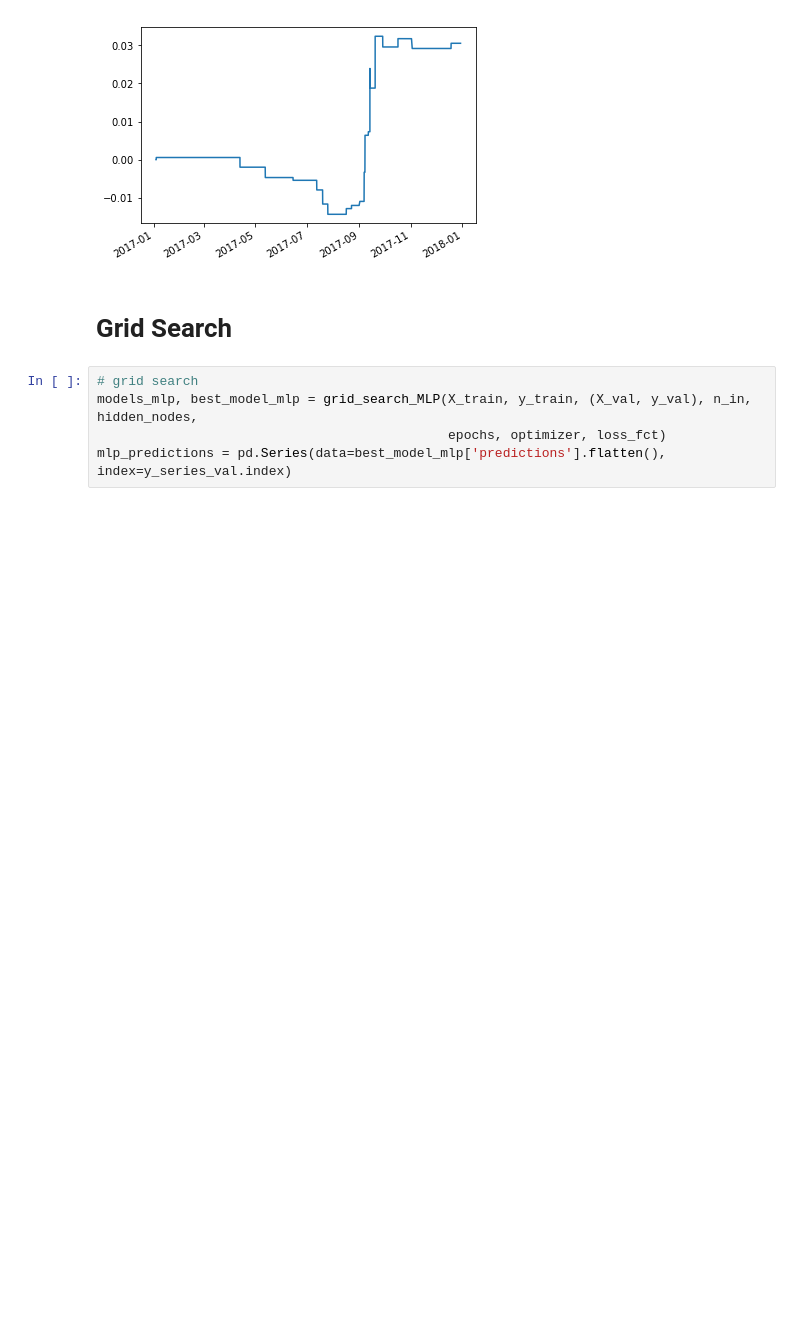
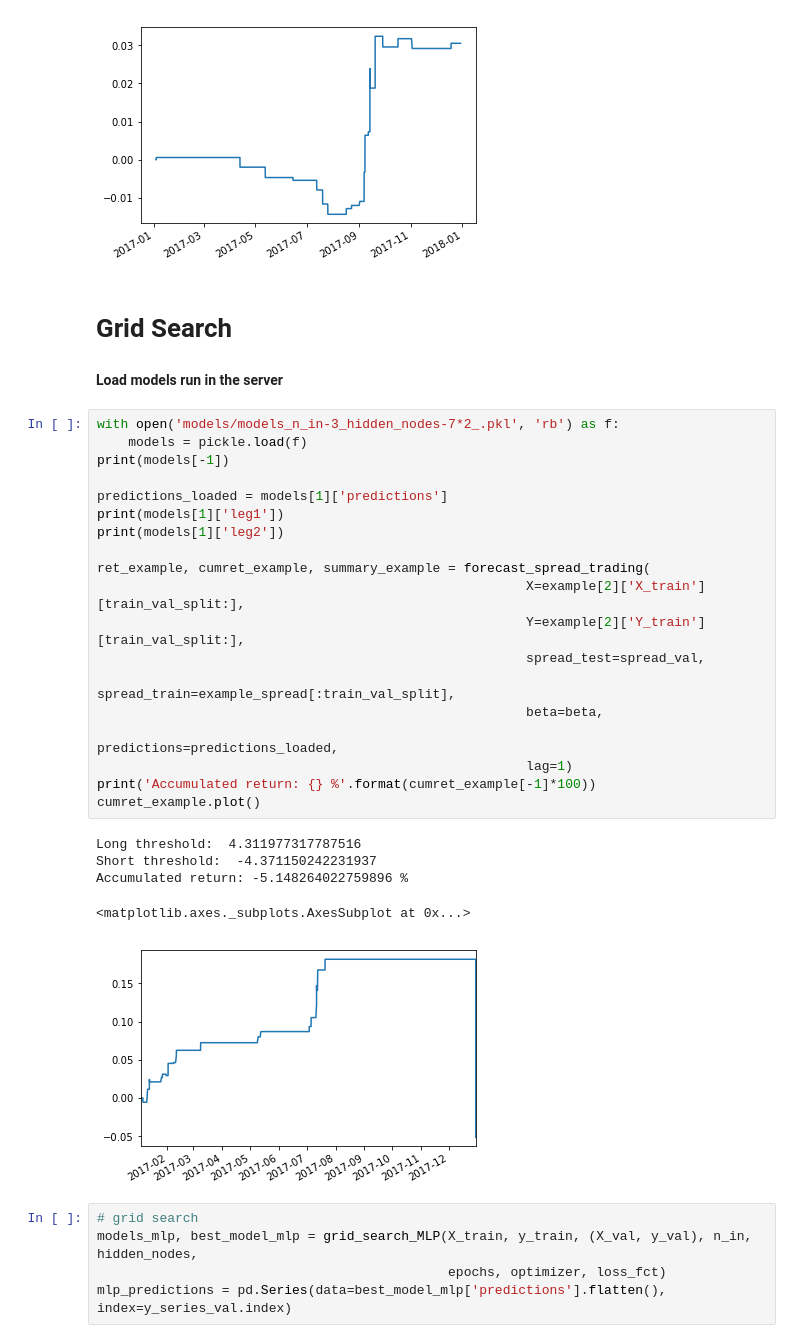
Before and after one commit to simaomsarmento/PairsTrading, a Jupyter notebook: PairsTrading_CommodityETFs-Forecasting.ipynb, the cells around one changed output. Drawn from its saved outputs; the diff is of its cells as text; blank space fills up the shorter version.

```diff
--- a/PairsTrading_CommodityETFs-Forecasting.ipynb
+++ b/PairsTrading_CommodityETFs-Forecasting.ipynb
@@ -787,6 +789,33 @@ Accumulated return: 3.054406949938948 %
 [figure]
 # %% [markdown]
 # Grid Search
+# %% [markdown]
+**Load models run in the server**
+# %%
+with open('models/models_n_in-3_hidden_nodes-7*2_.pkl', 'rb') as f:
+    models = pickle.load(f)
+print(models[-1])
+
+predictions_loaded = models[1]['predictions']
+print(models[1]['leg1'])
+print(models[1]['leg2'])
+
+ret_example, cumret_example, summary_example = forecast_spread_trading(
+                                                       X=example[2]['X_train'][train_val_split:],
+                                                       Y=example[2]['Y_train'][train_val_split:],
+                                                       spread_test=spread_val,
+                                                       spread_train=example_spread[:train_val_split],
+                                                       beta=beta,
+                                                       predictions=predictions_loaded,
+                                                       lag=1)
+print('Accumulated return: {} %'.format(cumret_example[-1]*100))
+cumret_example.plot()
+# %% [output]
+Long threshold:  4.311977317787516
+Short threshold:  -4.371150242231937
+Accumulated return: -5.148264022759896 %
+<matplotlib.axes._subplots.AxesSubplot at 0x...>
+[figure, added]
 # %%
 # grid search
 models_mlp, best_model_mlp = grid_search_MLP(X_train, y_train, (X_val, y_val), n_in, hidden_nodes,
```
Also changed, not shown: parts of 8 cells of this notebook, 1 other file.
